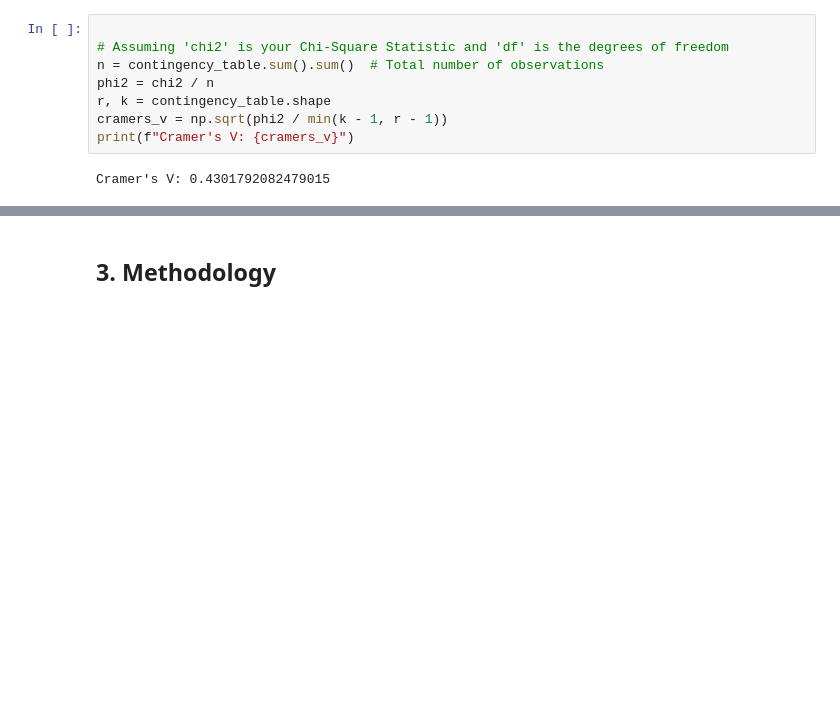
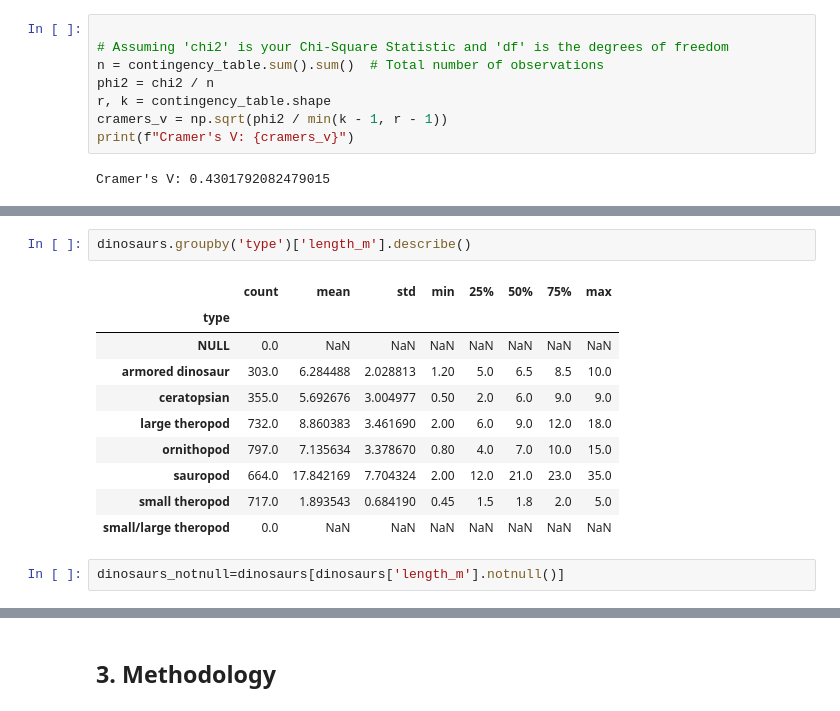
Before and after one commit to jshahna/Dinosaur-Fosil-Record-Insights, a Jupyter notebook: Dinosaurs-fossil-insights.ipynb, the cells around one changed output, grey strips where cells are left out. Drawn from its saved outputs; the diff is of its cells as text; blank space fills up the shorter version.

```diff
--- a/Dinosaurs-fossil-insights.ipynb
+++ b/Dinosaurs-fossil-insights.ipynb
@@ -576,0 +644,15 @@ Cramer's V: 0.4301792082479015
+# %%
+dinosaurs.groupby('type')['length_m'].describe()
+# %% [output]
+|  | count | mean | std | min | 25% | 50% | 75% | max |
+| type |  |  |  |  |  |  |  |  |
+| NULL | 0.0 | NaN | NaN | NaN | NaN | NaN | NaN | NaN |
+| armored dinosaur | 303.0 | 6.284488 | 2.028813 | 1.20 | 5.0 | 6.5 | 8.5 | 10.0 |
+| ceratopsian | 355.0 | 5.692676 | 3.004977 | 0.50 | 2.0 | 6.0 | 9.0 | 9.0 |
+| large theropod | 732.0 | 8.860383 | 3.461690 | 2.00 | 6.0 | 9.0 | 12.0 | 18.0 |
+| ornithopod | 797.0 | 7.135634 | 3.378670 | 0.80 | 4.0 | 7.0 | 10.0 | 15.0 |
+| sauropod | 664.0 | 17.842169 | 7.704324 | 2.00 | 12.0 | 21.0 | 23.0 | 35.0 |
+| small theropod | 717.0 | 1.893543 | 0.684190 | 0.45 | 1.5 | 1.8 | 2.0 | 5.0 |
+| small/large theropod | 0.0 | NaN | NaN | NaN | NaN | NaN | NaN | NaN |
+# %%
+dinosaurs_notnull=dinosaurs[dinosaurs['length_m'].notnull()]
```
Also changed, not shown: parts of 10 cells of this notebook.
